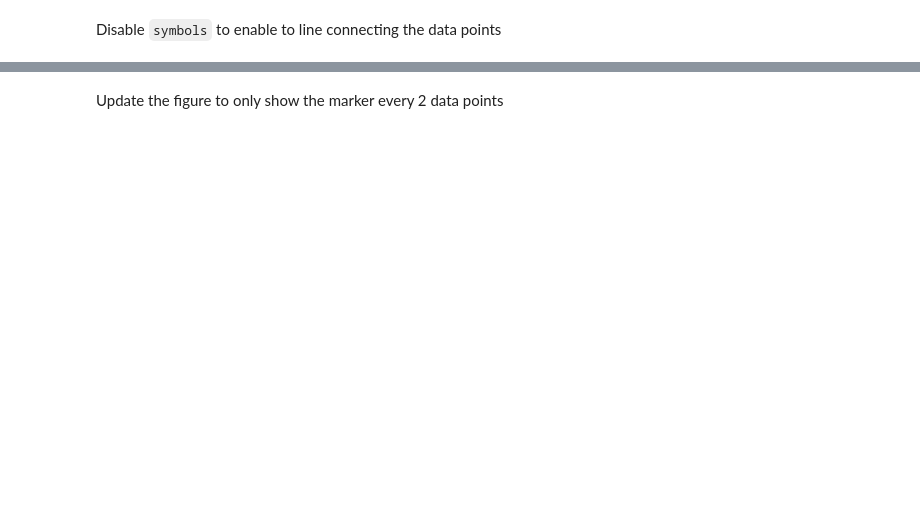
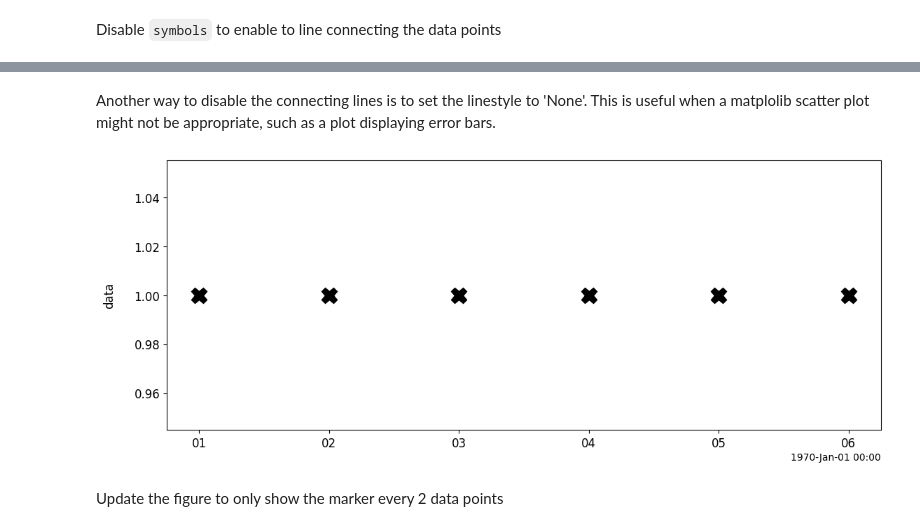
Before and after one commit to spedas/pyspedas_examples, a Jupyter notebook: pyspedas_examples/notebooks/PyTplot_markers_and_symbols.ipynb, the cells around one changed output, grey strips where cells are left out. Drawn from its saved outputs; the diff is of its cells as text; code cells hidden in the pictures; blank space fills up the shorter version.

```diff
--- a/pyspedas_examples/notebooks/PyTplot_markers_and_symbols.ipynb
+++ b/pyspedas_examples/notebooks/PyTplot_markers_and_symbols.ipynb
@@ -61,3 +82,10 @@ tplot('data')
+# %% [markdown]
+Another way to disable the connecting lines is to set the linestyle to 'None'.   This is useful when a matplolib scatter plot might not be appropriate, such as a plot displaying error bars.
+# %%
+options('data','line_style','None')
+tplot('data')
+# %% [output]
+[figure, added]
 # %% [markdown]
 Update the figure to only show the marker every 2 data points
 # %%
```
Also changed, not shown: parts of 13 cells of this notebook, 1 other file.
